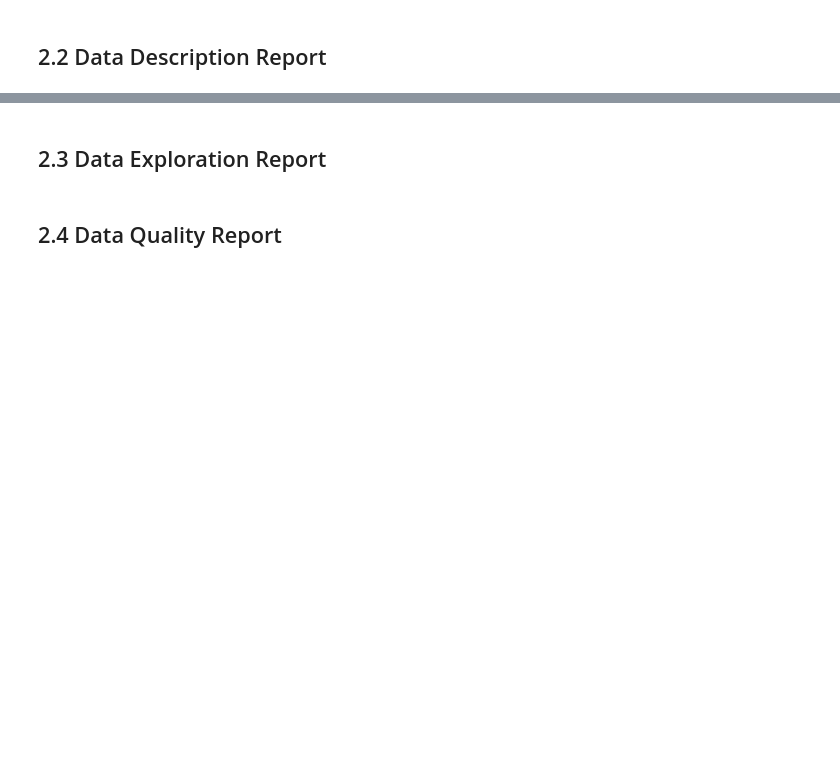
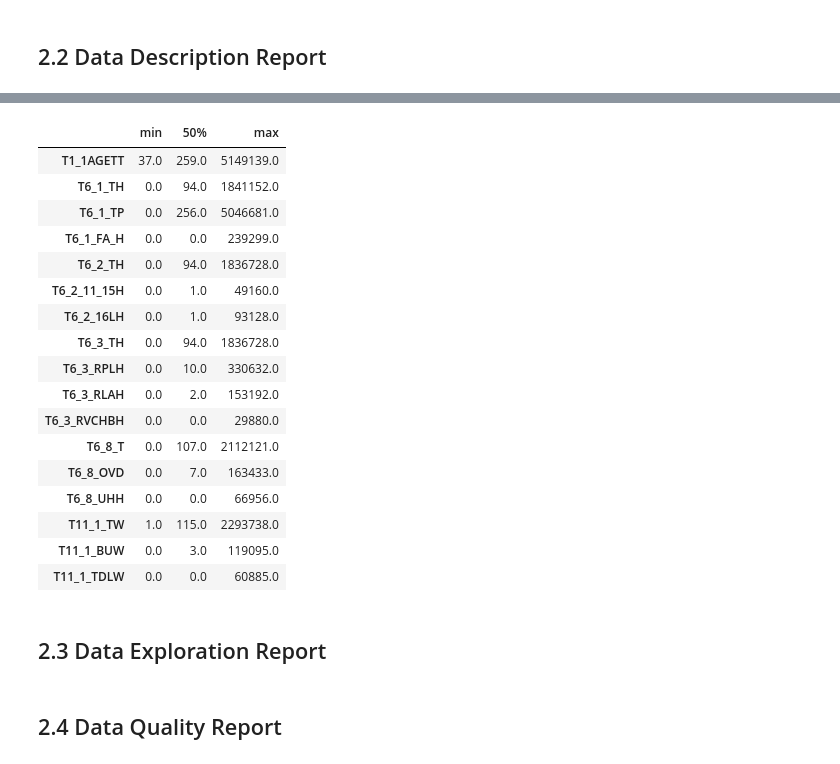
Before and after one commit to SwoopCodes/Data-Analytics_Irish-housing-density, a Jupyter notebook: notebooks/CA2_CRISP_DM_Notebook.ipynb, the cells around one changed output, grey strips where cells are left out. Cells and saved outputs as stored; diff of their text form; code cells hidden in the pictures; blank space fills up the shorter version.

```diff
--- a/notebooks/CA2_CRISP_DM_Notebook.ipynb
+++ b/notebooks/CA2_CRISP_DM_Notebook.ipynb
@@ -243,3 +359,24 @@ print("Glossary :", glossary.shape)
+# %%
+census[source_cols].describe().T[["min", "50%", "max"]]
+# %% [output]
+|  | min | 50% | max |
+| T1_1AGETT | 37.0 | 259.0 | 5149139.0 |
+| T6_1_TH | 0.0 | 94.0 | 1841152.0 |
+| T6_1_TP | 0.0 | 256.0 | 5046681.0 |
+| T6_1_FA_H | 0.0 | 0.0 | 239299.0 |
+| T6_2_TH | 0.0 | 94.0 | 1836728.0 |
+| T6_2_11_15H | 0.0 | 1.0 | 49160.0 |
+| T6_2_16LH | 0.0 | 1.0 | 93128.0 |
+| T6_3_TH | 0.0 | 94.0 | 1836728.0 |
+| T6_3_RPLH | 0.0 | 10.0 | 330632.0 |
+| T6_3_RLAH | 0.0 | 2.0 | 153192.0 |
+| T6_3_RVCHBH | 0.0 | 0.0 | 29880.0 |
+| T6_8_T | 0.0 | 107.0 | 2112121.0 |
+| T6_8_OVD | 0.0 | 7.0 | 163433.0 |
+| T6_8_UHH | 0.0 | 0.0 | 66956.0 |
+| T11_1_TW | 1.0 | 115.0 | 2293738.0 |
+| T11_1_BUW | 0.0 | 3.0 | 119095.0 |
+| T11_1_TDLW | 0.0 | 0.0 | 60885.0 |
 # %% [markdown]
 ## 2.3 Data Exploration Report
 # %% [markdown]
```
Also changed, not shown: parts of 12 cells of this notebook.
